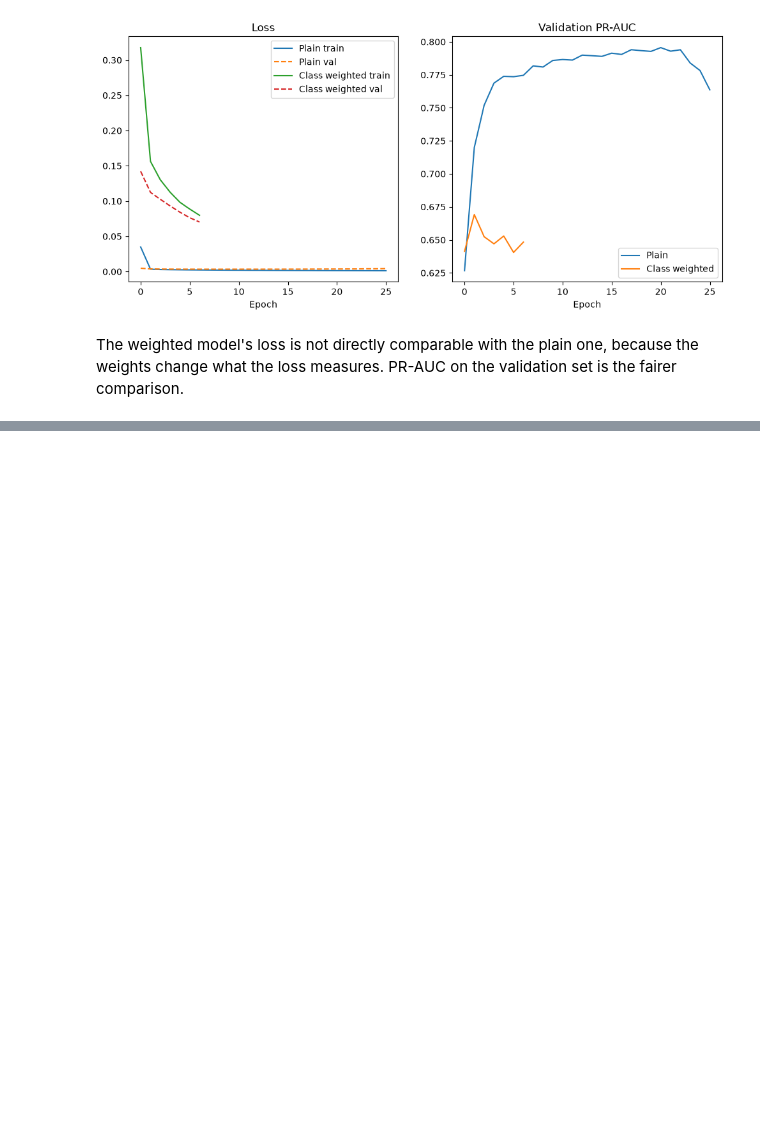
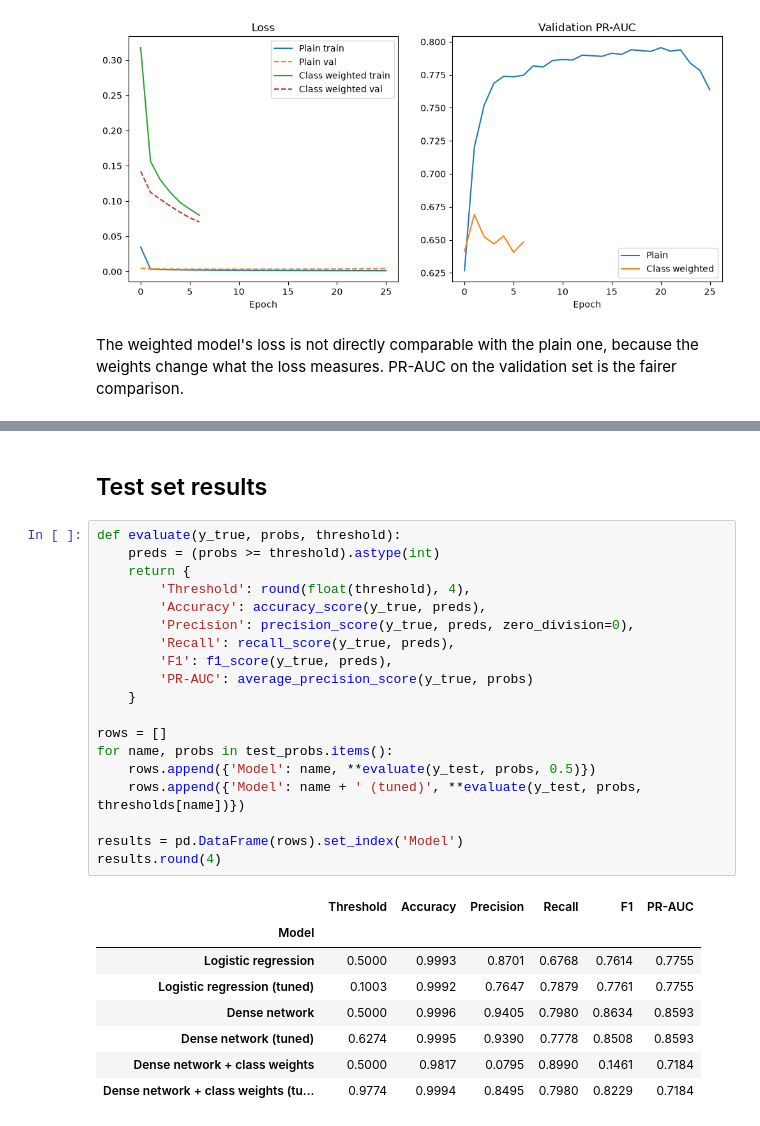
Before and after one commit to lewis-shearer/Credit_Card_Fraud_Detection, a Jupyter notebook: fraud_detection.ipynb, the cells around one changed output, grey strips where cells are left out. Cells and saved outputs as stored; diff of their text form; blank space fills up the shorter version.

```diff
--- a/fraud_detection.ipynb
+++ b/fraud_detection.ipynb
@@ -272,0 +306,30 @@ The weighted model's loss is not directly comparable with the plain one, because
+# %% [markdown]
+## Test set results
+# %%
+def evaluate(y_true, probs, threshold):
+    preds = (probs >= threshold).astype(int)
+    return {
+        'Threshold': round(float(threshold), 4),
+        'Accuracy': accuracy_score(y_true, preds),
+        'Precision': precision_score(y_true, preds, zero_division=0),
+        'Recall': recall_score(y_true, preds),
+        'F1': f1_score(y_true, preds),
+        'PR-AUC': average_precision_score(y_true, probs)
+    }
+
+rows = []
+for name, probs in test_probs.items():
+    rows.append({'Model': name, **evaluate(y_test, probs, 0.5)})
+    rows.append({'Model': name + ' (tuned)', **evaluate(y_test, probs, thresholds[name])})
+
+results = pd.DataFrame(rows).set_index('Model')
+results.round(4)
+# %% [output]
+|  | Threshold | Accuracy | Precision | Recall | F1 | PR-AUC |
+| Model |  |  |  |  |  |  |
+| Logistic regression | 0.5000 | 0.9993 | 0.8701 | 0.6768 | 0.7614 | 0.7755 |
+| Logistic regression (tuned) | 0.1003 | 0.9992 | 0.7647 | 0.7879 | 0.7761 | 0.7755 |
+| Dense network | 0.5000 | 0.9996 | 0.9405 | 0.7980 | 0.8634 | 0.8593 |
+| Dense network (tuned) | 0.6274 | 0.9995 | 0.9390 | 0.7778 | 0.8508 | 0.8593 |
+| Dense network + class weights | 0.5000 | 0.9817 | 0.0795 | 0.8990 | 0.1461 | 0.7184 |
+| Dense network + class weights (tu... | 0.9774 | 0.9994 | 0.8495 | 0.7980 | 0.8229 | 0.7184 |
```
Also changed, not shown: parts of 10 cells of this notebook, 1 other file.
